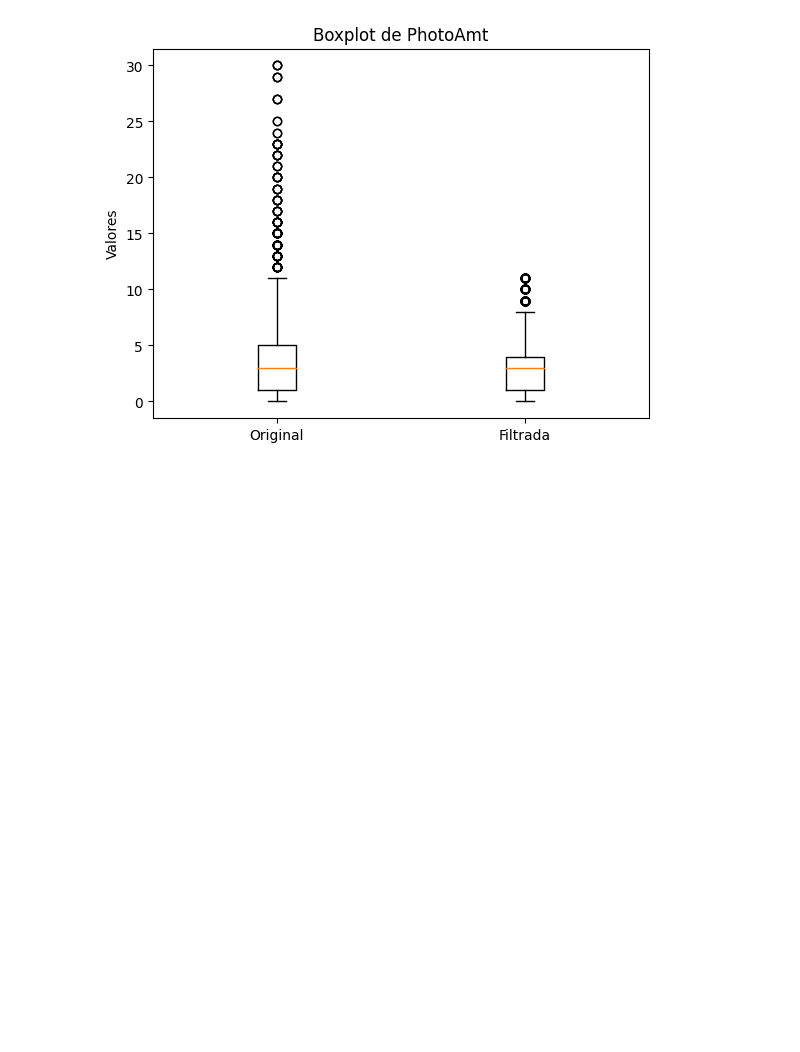
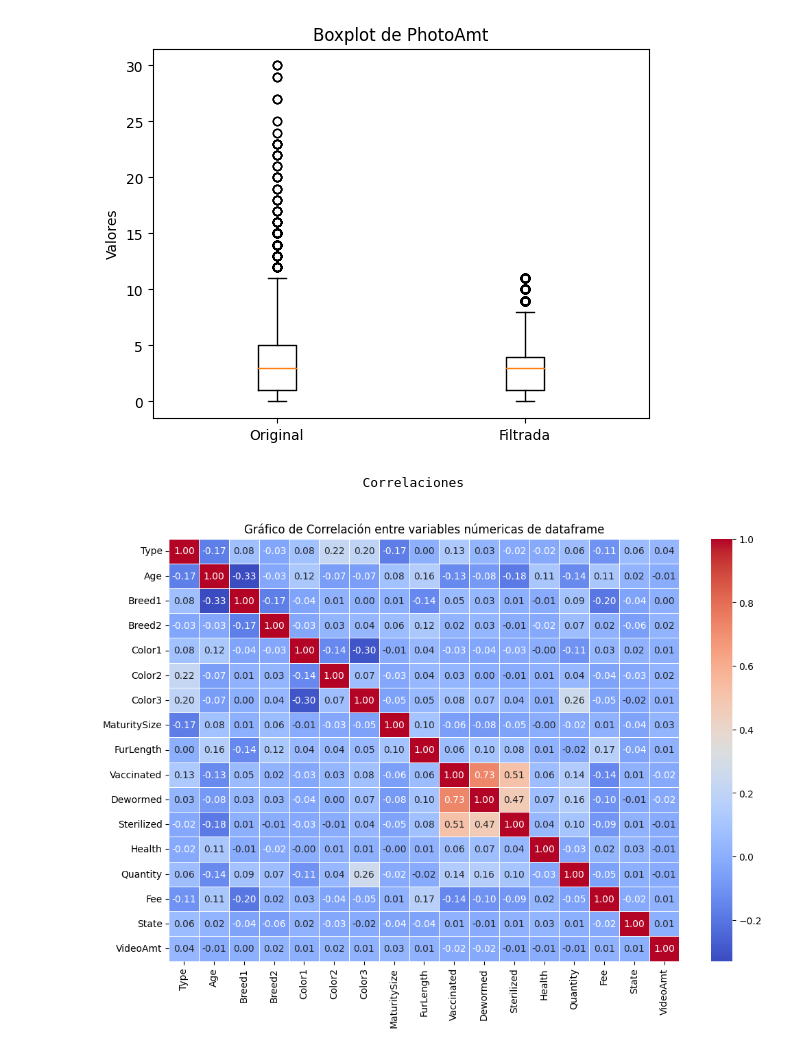
Before and after one commit to AndresFelipeBautista/negocio, a Jupyter notebook: pets.ipynb, the cells around one changed output. Saved outputs shown, nothing was run; the diff lists cells and outputs as text; code cells hidden in the pictures; blank space fills up the shorter version.

Commit message:
correlacion

```diff
--- a/pets.ipynb
+++ b/pets.ipynb
@@ -471,3 +471,17 @@ plt.ylabel('Valores')
 plt.show()
 # %% [output]
 [figure]
+# %% [markdown]
+                                    Correlaciones
+# %%
+variables_numericas= ["Type","Age","Breed1",
+              "Breed2","Color1","Color2","Color3","MaturitySize",
+              "FurLength","Vaccinated","Dewormed","Sterilized","Health","Quantity","Fee","State","VideoAmt"]
+
+matriz_correlacion=df[variables_numericas].corr()
+plt.figure(figsize=(12, 8))
+sns.heatmap(matriz_correlacion, annot=True, cmap='coolwarm', fmt=".2f", linewidths=0.5)
+plt.title("Gráfico de Correlación entre variables númericas de dataframe")
+plt.show()
+# %% [output]
+[figure, added]
```
